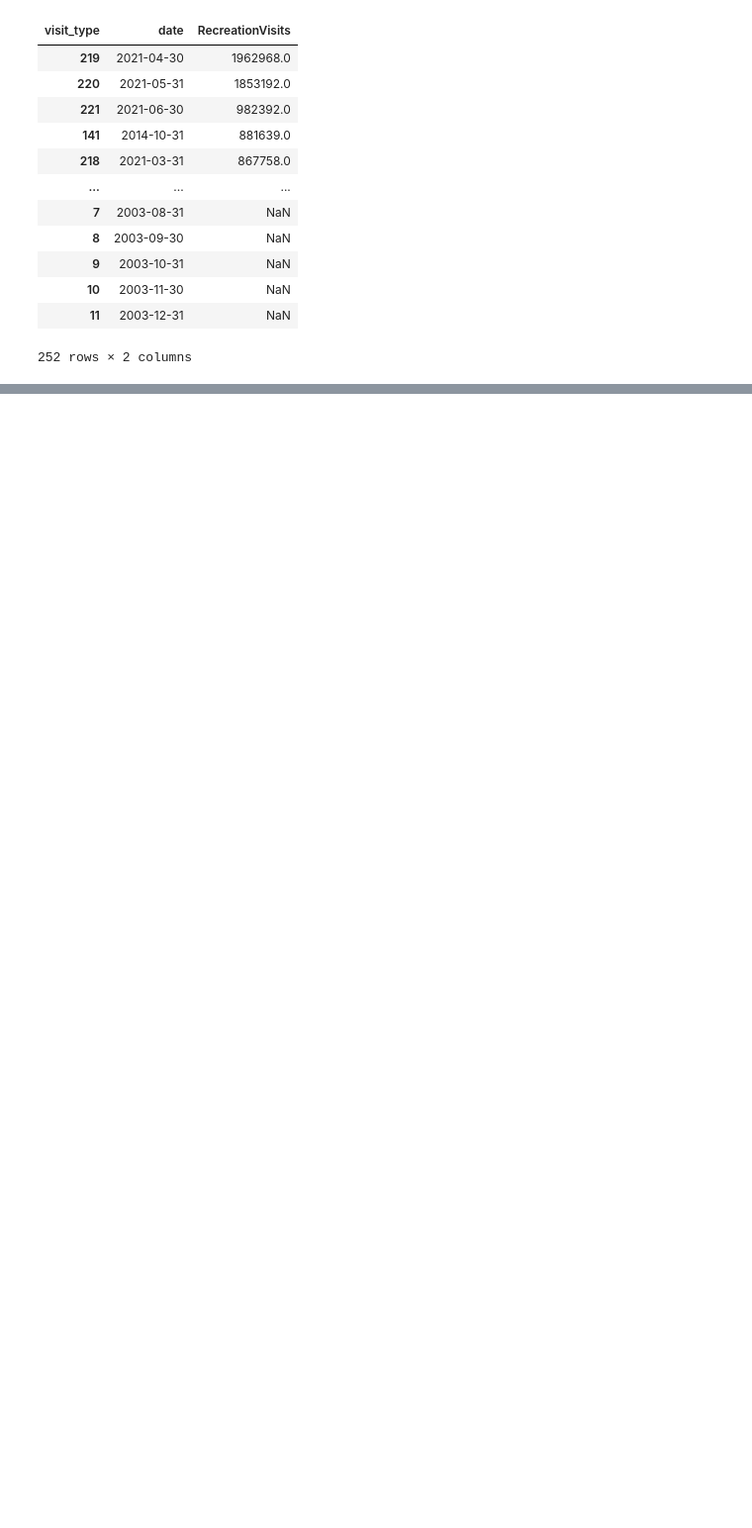
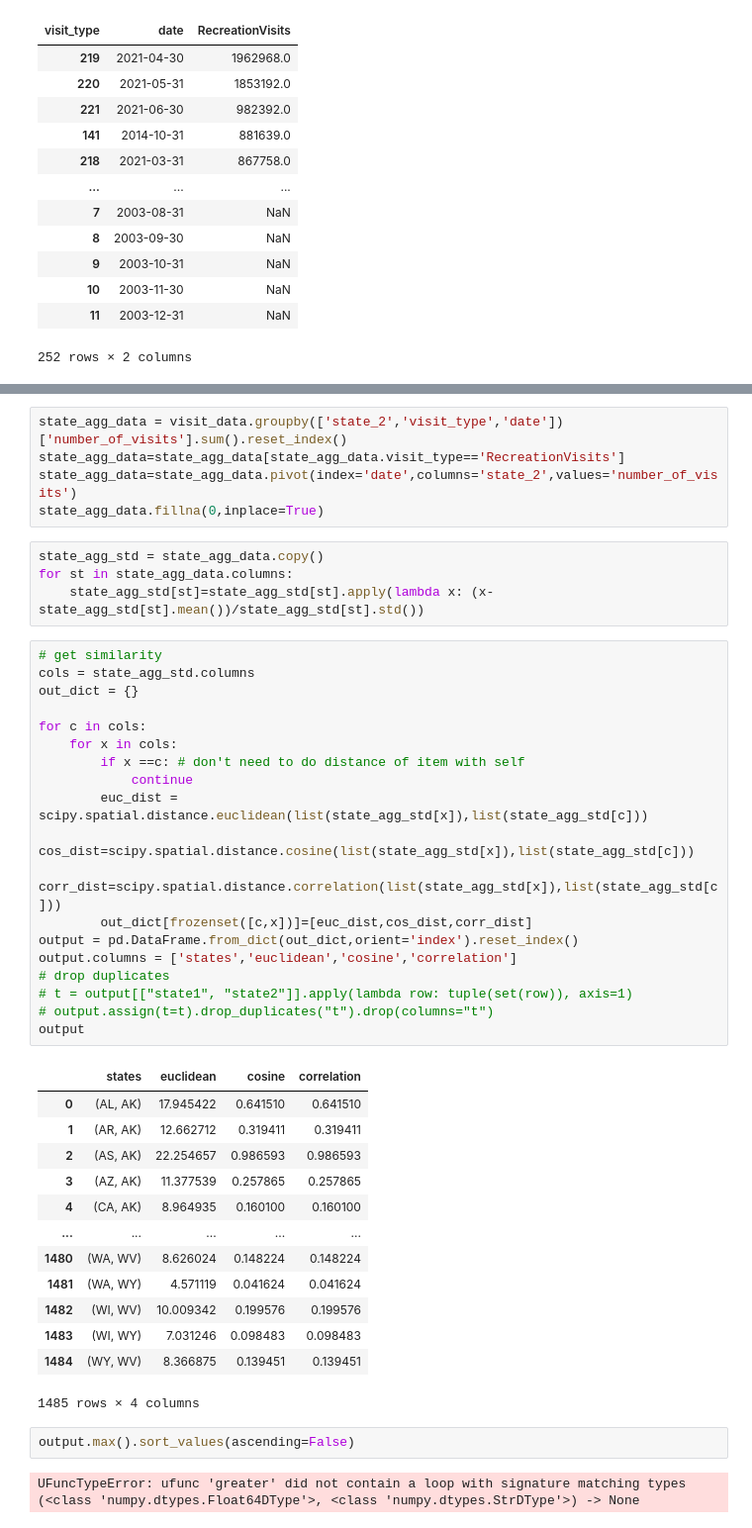
Before and after one commit to scmcqueen/NationalParksDataMining, a Jupyter notebook: state_similarity.ipynb, the cells around one changed output, grey strips where cells are left out. Shown at 99% size. Drawn from its saved outputs; the diff is of its cells as text; blank space fills up the shorter version.

Commit message:
adding distance code

```diff
--- a/state_similarity.ipynb
+++ b/state_similarity.ipynb
@@ -202,0 +233,46 @@ mi_diff[['date','RecreationVisits']].sort_values('RecreationVisits',ascending=Fa
+# %%
+state_agg_data = visit_data.groupby(['state_2','visit_type','date'])['number_of_visits'].sum().reset_index()
+state_agg_data=state_agg_data[state_agg_data.visit_type=='RecreationVisits']
+state_agg_data=state_agg_data.pivot(index='date',columns='state_2',values='number_of_visits')
+state_agg_data.fillna(0,inplace=True)
+# %%
+state_agg_std = state_agg_data.copy()
+for st in state_agg_data.columns:
+    state_agg_std[st]=state_agg_std[st].apply(lambda x: (x-state_agg_std[st].mean())/state_agg_std[st].std())
+# %%
+# get similarity
+cols = state_agg_std.columns
+out_dict = {}
+
+for c in cols:
+    for x in cols:
+        if x ==c: # don't need to do distance of item with self
+            continue
+        euc_dist = scipy.spatial.distance.euclidean(list(state_agg_std[x]),list(state_agg_std[c]))
+        cos_dist=scipy.spatial.distance.cosine(list(state_agg_std[x]),list(state_agg_std[c]))
+        corr_dist=scipy.spatial.distance.correlation(list(state_agg_std[x]),list(state_agg_std[c]))
+        out_dict[frozenset([c,x])]=[euc_dist,cos_dist,corr_dist]
+output = pd.DataFrame.from_dict(out_dict,orient='index').reset_index()
+output.columns = ['states','euclidean','cosine','correlation']
+# drop duplicates
+# t = output[["state1", "state2"]].apply(lambda row: tuple(set(row)), axis=1)
+# output.assign(t=t).drop_duplicates("t").drop(columns="t")
+output
+# %% [output]
+|  | states | euclidean | cosine | correlation |
+| 0 | (AL, AK) | 17.945422 | 0.641510 | 0.641510 |
+| 1 | (AR, AK) | 12.662712 | 0.319411 | 0.319411 |
+| 2 | (AS, AK) | 22.254657 | 0.986593 | 0.986593 |
+| 3 | (AZ, AK) | 11.377539 | 0.257865 | 0.257865 |
+| 4 | (CA, AK) | 8.964935 | 0.160100 | 0.160100 |
+| ... | ... | ... | ... | ... |
+| 1480 | (WA, WV) | 8.626024 | 0.148224 | 0.148224 |
+| 1481 | (WA, WY) | 4.571119 | 0.041624 | 0.041624 |
+| 1482 | (WI, WV) | 10.009342 | 0.199576 | 0.199576 |
+| 1483 | (WI, WY) | 7.031246 | 0.098483 | 0.098483 |
+| 1484 | (WY, WV) | 8.366875 | 0.139451 | 0.139451 |
+1485 rows × 4 columns
+# %%
+output.max().sort_values(ascending=False)
+# %% [output]
+UFuncTypeError: ufunc 'greater' did not contain a loop with signature matching types (<class 'numpy.dtypes.Float64DType'>, <class 'numpy.dtypes.StrDType'>) -> None
```
Also changed, not shown: parts of 6 cells of this notebook.
